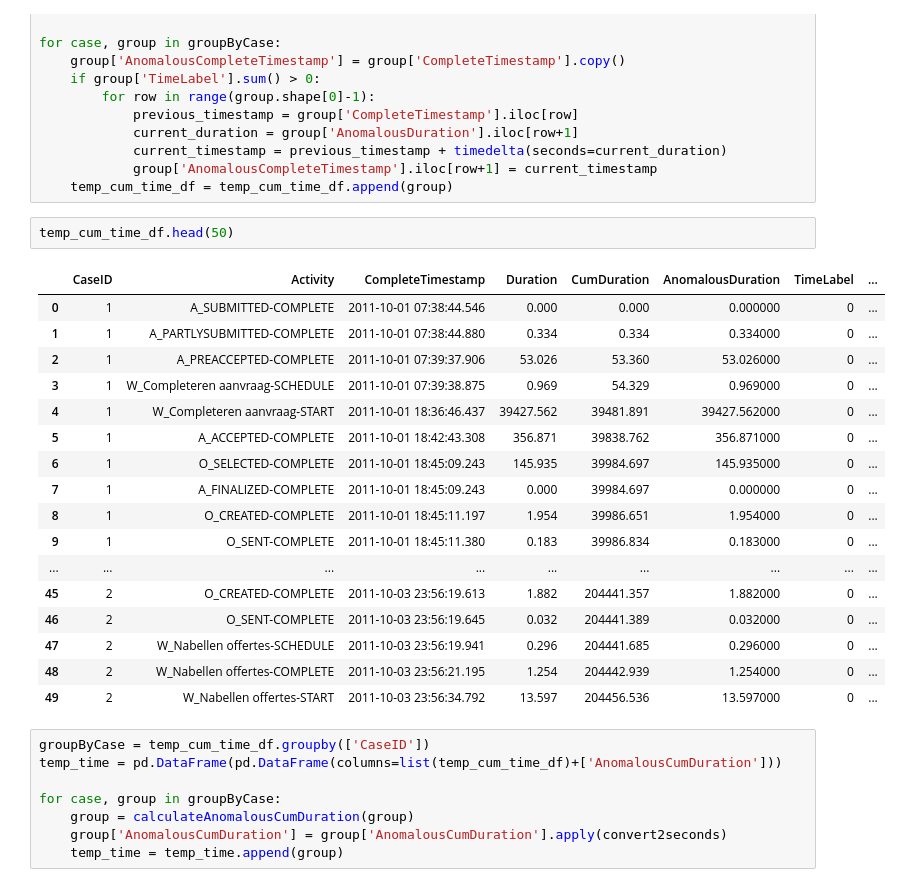
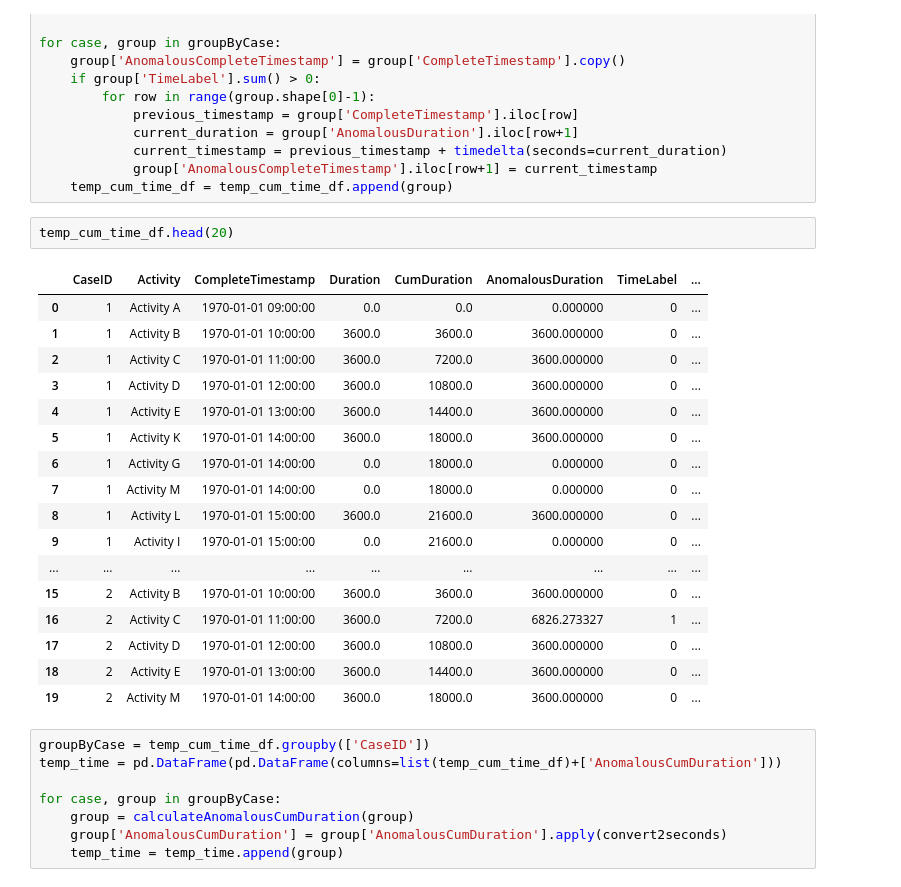
Before and after one commit to hoangnguyen3892/multivariate-anomaly-detection-for-event-logs, a Jupyter notebook: data_preprocessing/data_preparation.ipynb, the cells around one changed output. Saved outputs shown, nothing was run; the diff lists cells and outputs as text.

```diff
--- a/data_preprocessing/data_preparation.ipynb
+++ b/data_preprocessing/data_preparation.ipynb
@@ -313,25 +268,25 @@ for case, group in groupByCase:
             group['AnomalousCompleteTimestamp'].iloc[row+1] = current_timestamp
     temp_cum_time_df = temp_cum_time_df.append(group)
 # %%
-temp_cum_time_df.head(50)
+temp_cum_time_df.head(20)
 # %% [output]
 |  | CaseID | Activity | CompleteTimestamp | Duration | CumDuration | AnomalousDuration | TimeLabel | ... |
-| 0 | 1 | A_SUBMITTED-COMPLETE | 2011-10-01 07:38:44.546 | 0.000 | 0.000 | 0.000000 | 0 | ... |
-| 1 | 1 | A_PARTLYSUBMITTED-COMPLETE | 2011-10-01 07:38:44.880 | 0.334 | 0.334 | 0.334000 | 0 | ... |
-| 2 | 1 | A_PREACCEPTED-COMPLETE | 2011-10-01 07:39:37.906 | 53.026 | 53.360 | 53.026000 | 0 | ... |
-| 3 | 1 | W_Completeren aanvraag-SCHEDULE | 2011-10-01 07:39:38.875 | 0.969 | 54.329 | 0.969000 | 0 | ... |
-| 4 | 1 | W_Completeren aanvraag-START | 2011-10-01 18:36:46.437 | 39427.562 | 39481.891 | 39427.562000 | 0 | ... |
-| 5 | 1 | A_ACCEPTED-COMPLETE | 2011-10-01 18:42:43.308 | 356.871 | 39838.762 | 356.871000 | 0 | ... |
-| 6 | 1 | O_SELECTED-COMPLETE | 2011-10-01 18:45:09.243 | 145.935 | 39984.697 | 145.935000 | 0 | ... |
-| 7 | 1 | A_FINALIZED-COMPLETE | 2011-10-01 18:45:09.243 | 0.000 | 39984.697 | 0.000000 | 0 | ... |
-| 8 | 1 | O_CREATED-COMPLETE | 2011-10-01 18:45:11.197 | 1.954 | 39986.651 | 1.954000 | 0 | ... |
-| 9 | 1 | O_SENT-COMPLETE | 2011-10-01 18:45:11.380 | 0.183 | 39986.834 | 0.183000 | 0 | ... |
+| 0 | 1 | Activity A | 1970-01-01 09:00:00 | 0.0 | 0.0 | 0.000000 | 0 | ... |
+| 1 | 1 | Activity B | 1970-01-01 10:00:00 | 3600.0 | 3600.0 | 3600.000000 | 0 | ... |
+| 2 | 1 | Activity C | 1970-01-01 11:00:00 | 3600.0 | 7200.0 | 3600.000000 | 0 | ... |
+| 3 | 1 | Activity D | 1970-01-01 12:00:00 | 3600.0 | 10800.0 | 3600.000000 | 0 | ... |
+| 4 | 1 | Activity E | 1970-01-01 13:00:00 | 3600.0 | 14400.0 | 3600.000000 | 0 | ... |
+| 5 | 1 | Activity K | 1970-01-01 14:00:00 | 3600.0 | 18000.0 | 3600.000000 | 0 | ... |
+| 6 | 1 | Activity G | 1970-01-01 14:00:00 | 0.0 | 18000.0 | 0.000000 | 0 | ... |
+| 7 | 1 | Activity M | 1970-01-01 14:00:00 | 0.0 | 18000.0 | 0.000000 | 0 | ... |
+| 8 | 1 | Activity L | 1970-01-01 15:00:00 | 3600.0 | 21600.0 | 3600.000000 | 0 | ... |
+| 9 | 1 | Activity I | 1970-01-01 15:00:00 | 0.0 | 21600.0 | 0.000000 | 0 | ... |
 | ... | ... | ... | ... | ... | ... | ... | ... | ... |
-| 45 | 2 | O_CREATED-COMPLETE | 2011-10-03 23:56:19.613 | 1.882 | 204441.357 | 1.882000 | 0 | ... |
-| 46 | 2 | O_SENT-COMPLETE | 2011-10-03 23:56:19.645 | 0.032 | 204441.389 | 0.032000 | 0 | ... |
-| 47 | 2 | W_Nabellen offertes-SCHEDULE | 2011-10-03 23:56:19.941 | 0.296 | 204441.685 | 0.296000 | 0 | ... |
-| 48 | 2 | W_Nabellen offertes-COMPLETE | 2011-10-03 23:56:21.195 | 1.254 | 204442.939 | 1.254000 | 0 | ... |
-| 49 | 2 | W_Nabellen offertes-START | 2011-10-03 23:56:34.792 | 13.597 | 204456.536 | 13.597000 | 0 | ... |
+| 15 | 2 | Activity B | 1970-01-01 10:00:00 | 3600.0 | 3600.0 | 3600.000000 | 0 | ... |
+| 16 | 2 | Activity C | 1970-01-01 11:00:00 | 3600.0 | 7200.0 | 6826.273327 | 1 | ... |
+| 17 | 2 | Activity D | 1970-01-01 12:00:00 | 3600.0 | 10800.0 | 3600.000000 | 0 | ... |
+| 18 | 2 | Activity E | 1970-01-01 13:00:00 | 3600.0 | 14400.0 | 3600.000000 | 0 | ... |
+| 19 | 2 | Activity M | 1970-01-01 14:00:00 | 3600.0 | 18000.0 | 3600.000000 | 0 | ... |
 # %%
 groupByCase = temp_cum_time_df.groupby(['CaseID'])
 temp_time = pd.DataFrame(pd.DataFrame(columns=list(temp_cum_time_df)+['AnomalousCumDuration']))
```
Also changed, not shown: parts of 31 cells of this notebook, 21 other files.
